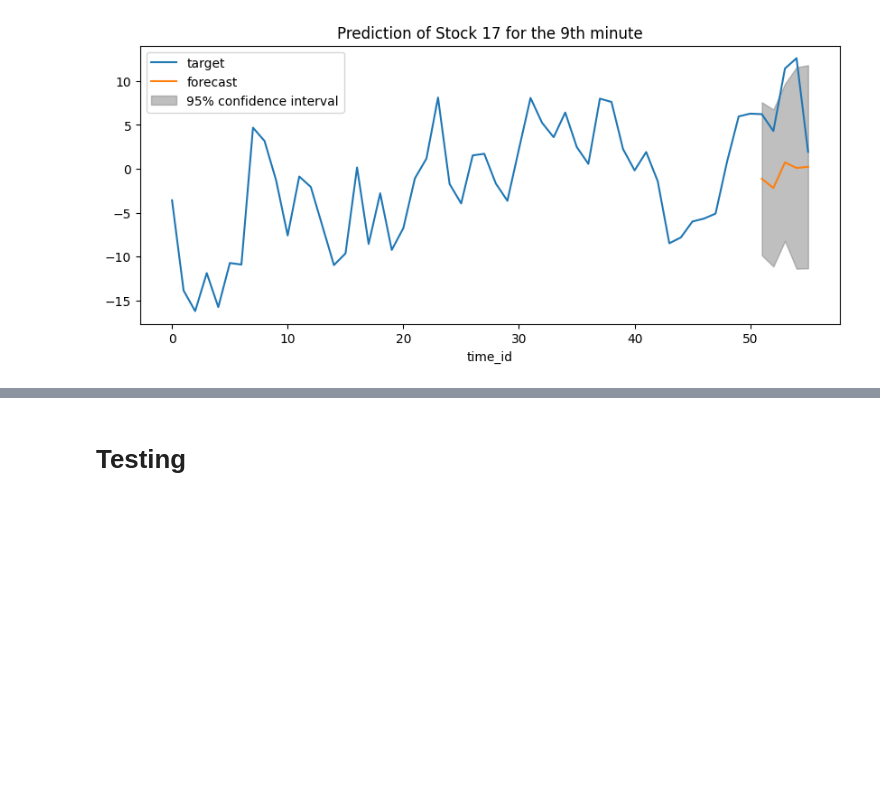
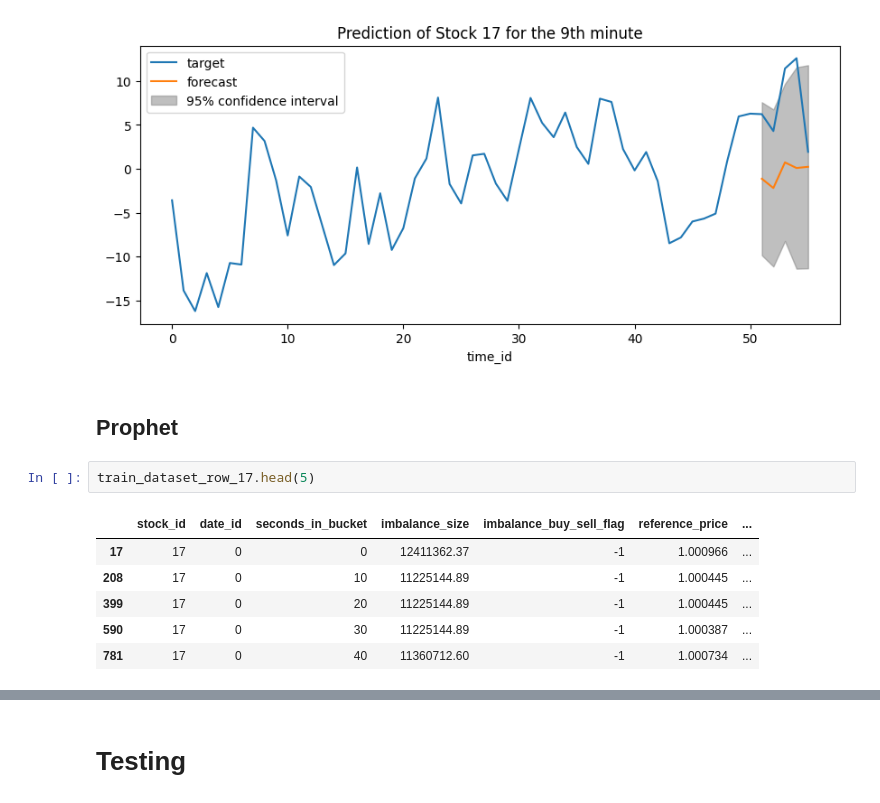
Before and after one commit to UNT-CSCE-Projects/US_stock_market_prediction, a Jupyter notebook: Optiver_Trading_at_the_close.ipynb, the cells around one changed output, grey strips where cells are left out. Saved outputs shown, nothing was run; the diff lists cells and outputs as text; blank space fills up the shorter version.

Commit message:
Working on Prophet

```diff
--- a/Optiver_Trading_at_the_close.ipynb
+++ b/Optiver_Trading_at_the_close.ipynb
@@ -547,3 +544,14 @@ plt.show()
 # %% [output]
 [figure]
 [figure]
+# %% [markdown]
+## Prophet
+# %%
+train_dataset_row_17.head(5)
+# %% [output]
+|  | stock_id | date_id | seconds_in_bucket | imbalance_size | imbalance_buy_sell_flag | reference_price | ... |
+| 17 | 17 | 0 | 0 | 12411362.37 | -1 | 1.000966 | ... |
+| 208 | 17 | 0 | 10 | 11225144.89 | -1 | 1.000445 | ... |
+| 399 | 17 | 0 | 20 | 11225144.89 | -1 | 1.000445 | ... |
+| 590 | 17 | 0 | 30 | 11225144.89 | -1 | 1.000387 | ... |
+| 781 | 17 | 0 | 40 | 11360712.60 | -1 | 1.000734 | ... |
```
Also changed, not shown: parts of 10 cells of this notebook.
